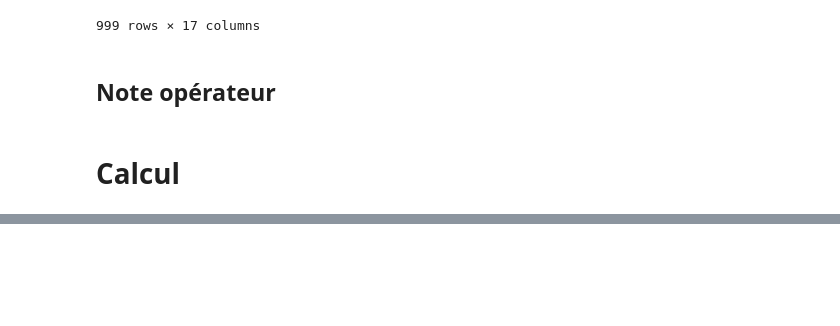
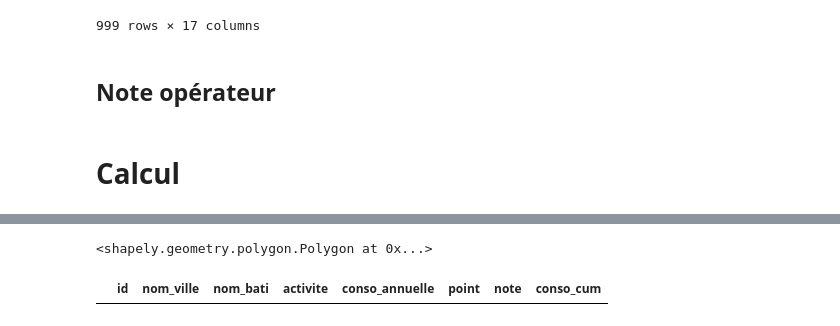
Before and after one commit to BAAAARRE/geocomputation, a Jupyter notebook: work.ipynb, the cells around one changed output, grey strips where cells are left out. Drawn from its saved outputs; the diff is of its cells as text; code cells hidden in the pictures; blank space fills up the shorter version.

```diff
--- a/work.ipynb
+++ b/work.ipynb
@@ -123,0 +123,15 @@ gdf_conso_annuelle_zone_sort[gdf_conso_annuelle_zone_sort['conso_cum'] < prod_ba
+# %%
+first_circle = bati['centroid'].buffer(rayon_circle, resolution)
+# %%
+gpd.GeoSeries(first_circle).rotate(angle_to_turn)[0]
+# %% [output]
+<shapely.geometry.polygon.Polygon at 0x...>
+# %%
+def get_all_circle_from_a_circle(origin_circle):
+    list_coordinate_circle = list(set(list(origin_circle.exterior.coords)))
+    list_center_circle = [Point(lat_lon) for lat_lon in list_coordinate_circle]
+    list_circle = [center_circle.buffer(rayon_circle) for center_circle in list_center_circle]
+    return list_circle
+# %%
+list_circle = get_all_circle_from_a_circle(first_circle)
+list_circle.insert(0, first_circle)
@@ -123,0 +140,23 @@ gdf_conso_annuelle_zone_sort[gdf_conso_annuelle_zone_sort['conso_cum'] < prod_ba
+# %%
+dict_zone = {}
+
+for idx, circle in enumerate(list_circle):
+    dict_zone[str(idx+1)] = {}
+
+    gdf_conso_annuelle_zone = gdf_conso_annuelle[gdf_conso_annuelle['point'].within(circle)]
+    gdf_conso_annuelle_zone_sort = gdf_conso_annuelle_zone.sort_values(by='note', ascending=False)
+    gdf_conso_annuelle_zone_sort['conso_cum'] = gdf_conso_annuelle_zone_sort['conso_annuelle'].cumsum()
+    gdf_conso_annuelle_zone_sort = gdf_conso_annuelle_zone_sort[gdf_conso_annuelle_zone_sort['conso_cum'] < prod_bati]
+
+    gdf_zone_agg = gdf_conso_annuelle_zone_sort.groupby(lambda x: True).agg(
+        conso_total = ('conso_annuelle', 'sum'),
+        note_moy = ('note', 'mean'),
+    ).reset_index(drop=True)
+
+    gdf_zone_agg['prod_bati'] = prod_bati
+    gdf_zone_agg['circle'] = circle
+    dict_zone[str(idx+1)]['gdf_zone'] = gdf_zone_agg
+
+dict_zone['2']['gdf_zone']
+# %% [output]
+|  | id | nom_ville | nom_bati | activite | conso_annuelle | point | note | conso_cum |
```
Also changed, not shown: parts of 22 cells of this notebook.
